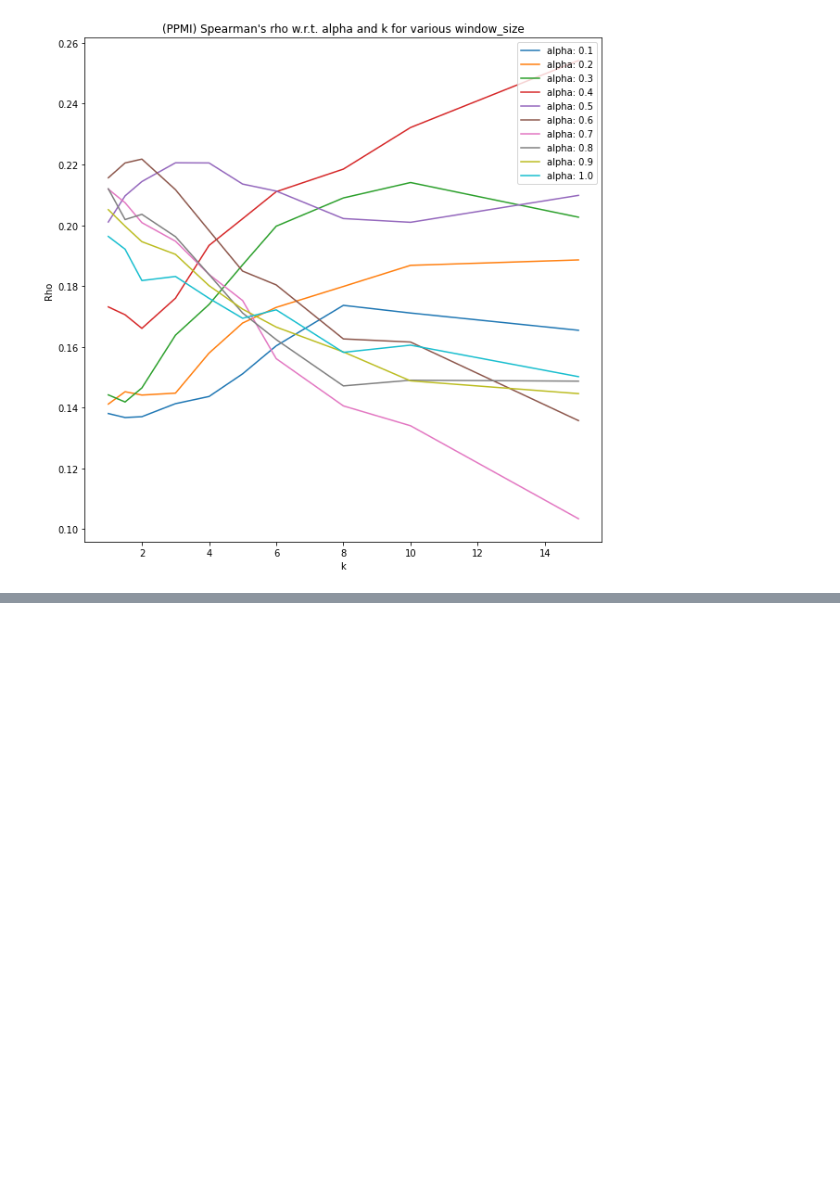
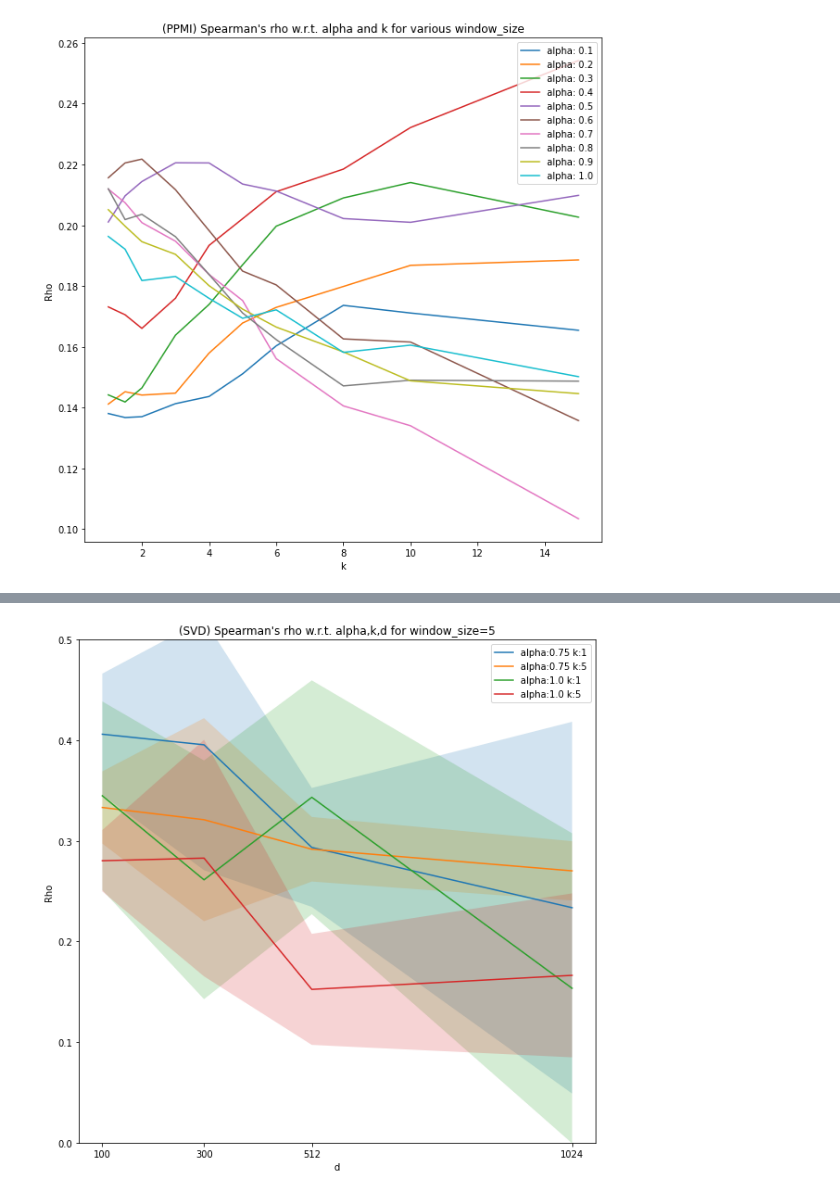
Before and after one commit to blietard/LexSemChange, a Jupyter notebook: results_visual.ipynb, the cells around one changed output, grey strips where cells are left out. Saved outputs shown, nothing was run; the diff lists cells and outputs as text; code cells hidden in the pictures; blank space fills up the shorter version.

Commit message:
Results for SVD

```diff
--- a/results_visual.ipynb
+++ b/results_visual.ipynb
@@ -287,0 +292,9 @@ plt.show()
+# %%
+ws_list = [5,10,200][:1]
+alpha_list = [0.75,1.0]
+k_list = [1,5]
+dim_list = [100,300,512,1024]
+
+ranges = {'window_size':ws_list,'alpha':alpha_list,'k':k_list,'d':dim_list}
+# %%
+columns = ['window_size','alpha','k','d','rho','pvalue']
@@ -287,0 +337,6 @@ plt.show()
+# %%
+score_df = pd.DataFrame(table,columns=columns)
+score_df['window_size'] = score_df['window_size'].astype('int16')
+score_df['d'] = score_df['d'].astype('int64')
+score_df['k'] = score_df['k'].astype('int16')
+score_df
@@ -287,0 +361,39 @@ plt.show()
+# %%
+first_attribute = 'alpha'
+second_attribute = 'k'
+third_attribute = 'd'
+fixed_attribute = 'window_size'
+first_range = list(score_df.groupby(first_attribute).groups.keys())
+second_range = list(score_df.groupby(second_attribute).groups.keys())
+third_range = list(score_df.groupby(third_attribute).groups.keys())
+fixed_range = list(score_df.groupby(fixed_attribute).groups.keys())
+
+for fixed_value in fixed_range:
+    group_df = score_df.groupby(fixed_attribute).get_group(fixed_value)
+    subgroups = group_df.groupby(first_attribute)
+
+    fig = plt.figure(figsize=(10,10))
+    ax = fig.add_subplot(111)
+    fig.patch.set_facecolor('white')
+    ax.set_facecolor('white')
+
+    for first_value in first_range:
+        subgroup = subgroups.get_group(first_value)[['rho',second_attribute, third_attribute]]
+        subsubgroups = subgroup.groupby(second_attribute)
+        for second_value in second_range:
+            subsubgroup = subsubgroups.get_group(second_value)[['rho', third_attribute]]
+            means = subsubgroup.groupby(third_attribute).agg(['mean']).rho['mean']
+            errors = 2*subsubgroup.groupby(third_attribute).agg(['std']).rho['std']
+            ax.plot(third_range,means,label=f'{first_attribute}:{first_value} {second_attribute}:{second_value}')
+            ax.fill_between(third_range,means-errors,means+errors,alpha=0.2)
+
+    ax.set_ylim([0,0.5])
+    ax.set_xticks(third_range)
+    ax.set_title("(SVD) Spearman's rho w.r.t. {},{},{} for {}={}".format(first_attribute,second_attribute,third_attribute,fixed_attribute,fixed_value))
+    ax.set_xlabel(third_attribute)
+    ax.set_ylabel('Rho')
+    plt.legend()
+    plt.savefig('results_img/{}_{}_{}_({}{})_rho.png'.format(first_attribute,second_attribute,third_attribute,fixed_attribute,fixed_value),dpi=100,transparent=False)
+plt.show()
+# %% [output]
+[figure, added]
```
Also changed, not shown: parts of 4 cells of this notebook, 1 other file.
